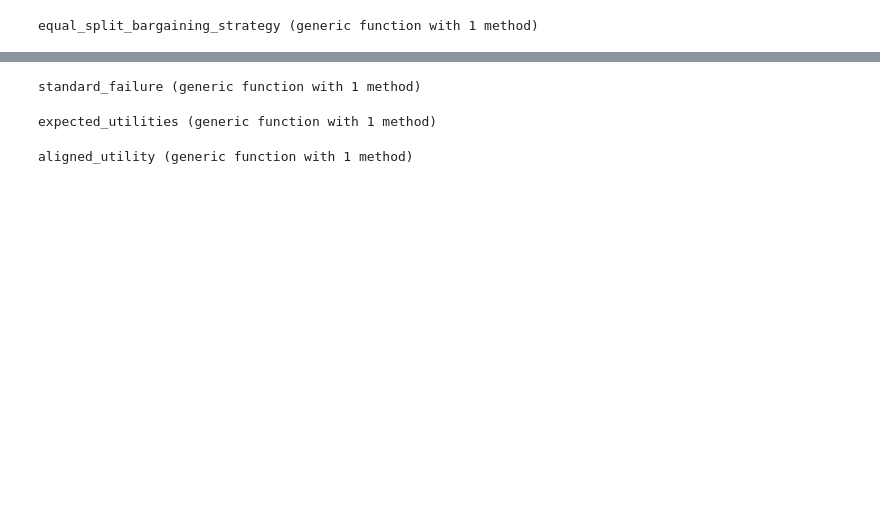
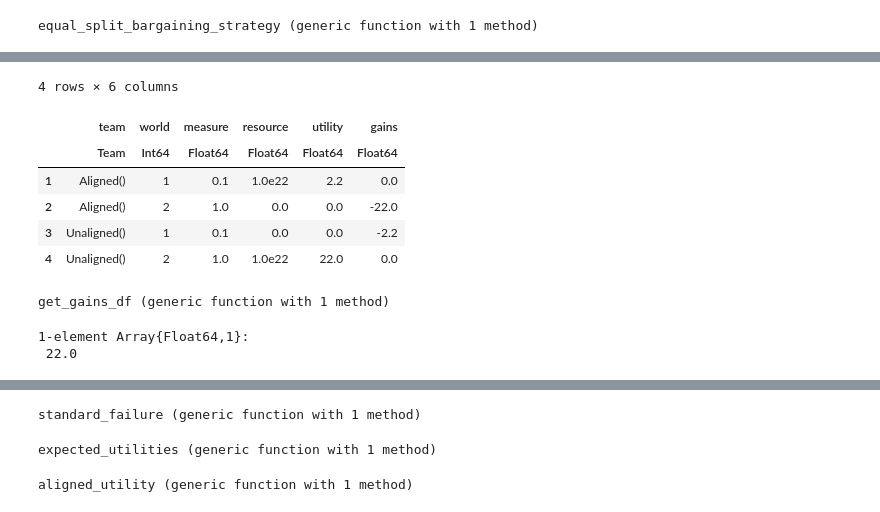
Before and after one commit to Satvik/bargaining, a Jupyter notebook: bargaining.ipynb, the cells around one changed output, grey strips where cells are left out. Saved outputs shown, nothing was run; the diff lists cells and outputs as text; code cells hidden in the pictures; blank space fills up the shorter version.

```diff
--- a/bargaining.ipynb
+++ b/bargaining.ipynb
@@ -41,7 +73,7 @@ function make_rows(teams, worlds, aligned_measure, starting_resources)
     for i in eachindex(teams), j in eachindex(worlds)
         team = teams[i]
         world = worlds[j]
-        if team == aligned
+        if world == worlds[1]
             measure = aligned_measure
         else
             measure = 1.0
@@ -83,0 +186,68 @@ equal_split_bargaining_strategy (generic function with 1 method)
+# %%
+test_data
+# %% [output]
+4 rows × 6 columns
+|  | team | world | measure | resource | utility | gains |
+|  | Team | Int64 | Float64 | Float64 | Float64 | Float64 |
+| 1 | Aligned() | 1 | 0.1 | 1.0e22 | 2.2 | 0.0 |
+| 2 | Aligned() | 2 | 1.0 | 0.0 | 0.0 | -22.0 |
+| 3 | Unaligned() | 1 | 0.1 | 0.0 | 0.0 | -2.2 |
+| 4 | Unaligned() | 2 | 1.0 | 1.0e22 | 22.0 | 0.0 |
+# %%
+""" Calculate the Nash Bargaining Solution
+per https://en.wikipedia.org/wiki/Cooperative_bargaining#The_Nash_bargaining_solution
+The NBS is the source distribution that maximizes the product of each teams gains
+relative to the utility they gain on disagreement
+(u(x) - u(d))(v(x) - v(d))
+"""
+function NBS(data, utility_fn, disagreement_strategy)
+
+    """ Set up the function to be maximized
+        as input, take team aligned's share of resources for each
+        world. """
+
+
+    """ Optimization libraries assume we're trying to minimize a functionrather than
+    maximize, so we just multiply by -1"""
+    function loss(aligned_resources)
+        return -1 * get_gains(aligned_resources, data, utility_fn, disagreement_strategy)
+    end
+
+    inner_optimizer = NelderMead()
+    results = optimize(loss, [0.0, 0.0], [1.0, 1.0], [0.5, 0.5], Fminbox(inner_optimizer))
+    return results
+end
+
+ function get_gains(aligned_resources::Array, data, utility_fn, disagreement_strategy)
+    gains_by_team = get_gains_df(aligned_resources, data, utility_fn, disagreement_strategy)
+
+    objective = prod(gains_by_team.gains)
+    return objective
+end
+
+function get_gains_df(aligned_resources::Array, data, utility_fn, disagreement_strategy)
+    unaligned_resources = 1.0 .- aligned_resources
+    all_resources = vcat(aligned_resources, unaligned_resources)
+    split_resources = get_proportional_resource_split(data, all_resources)
+    proposed_utilities = utility_fn(split_resources, resource_col="resource_after_split")
+    disagreement_utilities = disagreement_strategy(split_resources, resource_col="resource")
+
+    data[!, "gains"] .= proposed_utilities .- disagreement_utilities
+    gains_by_team = @chain data begin
+        groupby(_, :team)
+        combine(_, :gains => sum => :gains)
+    end
+    return gains_by_team
+end
+# %% [output]
+get_gains_df (generic function with 1 method)
+# %%
+# Check world 2 utility
+@chain test_data begin
+    filter(:world => ==(world2), _)
+    combine(_, :resource => sum => :resource, :measure => maximum => :measure)
+    get_utility
+end
+# %% [output]
+1-element Array{Float64,1}:
+ 22.0
```
Also changed, not shown: parts of 26 cells of this notebook, 2 other files.
